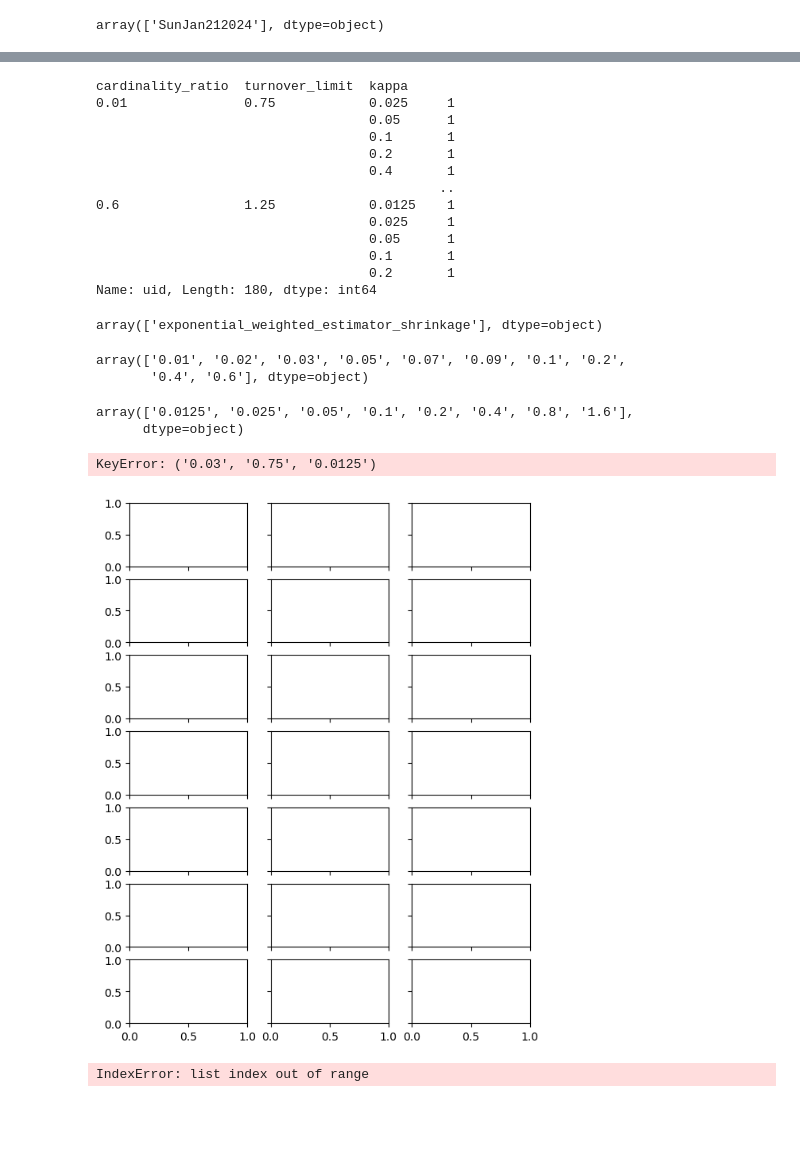
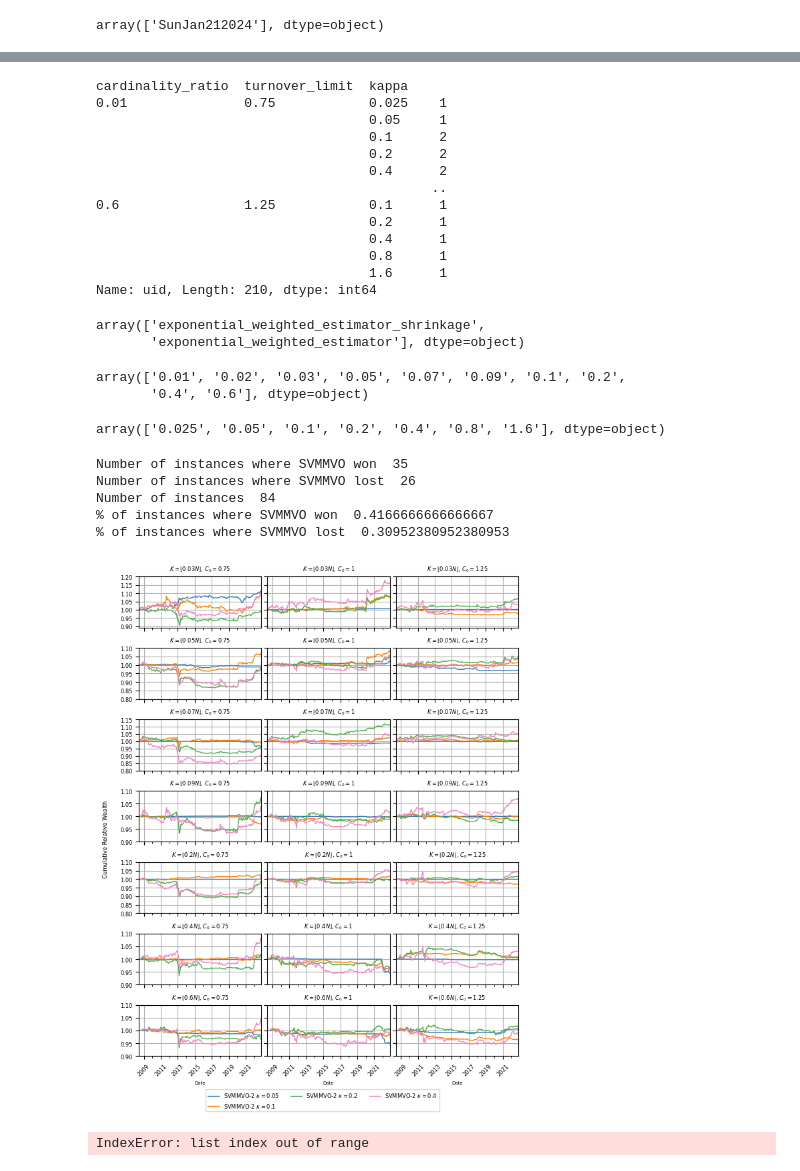
Before and after one commit to davidislip/support_vector_risk_machine, a Jupyter notebook: Results.ipynb, the cells around one changed output, grey strips where cells are left out. Saved outputs shown, nothing was run; the diff lists cells and outputs as text; code cells hidden in the pictures; blank space fills up the shorter version.

Commit message:
class weighted
experiments with rank normalized features

```diff
--- a/Results.ipynb
+++ b/Results.ipynb
@@ -23,9 +23,9 @@ Database.initialize("sqlite:///Database//financial_db.sqlite") #for courses repl
 inspector = inspect(Database.engine)
 print(inspector.get_table_names())
 
-universe = 'SP'
-imputation_method = 'Multivariate' # 'Multivariate for SP'
-ticker_str = 'AAPL'
+universe = 'ETF'
+imputation_method = 'Univariate' # 'Multivariate for SP'
+ticker_str = 'SPY'
 
 # exponential params
 
@@ -62,13 +62,14 @@ min(daily_adjClose.index.unique()[-1], ContextualInfo.index.get_level_values('da
 The latest possible start date
 Timestamp('2023-04-21 00:00:00')
 # %%
-start_date = pd.to_datetime('1996-11-30', format = '%Y-%m-%d')
+if universe == 'SP':
+    start_date = pd.to_datetime('1996-11-30', format = '%Y-%m-%d')
 
-end_date = pd.to_datetime('2022-12-31', format = '%Y-%m-%d')
+    end_date = pd.to_datetime('2022-12-31', format = '%Y-%m-%d')
+else:
+    start_date = pd.to_datetime('2006-05-31', format = '%Y-%m-%d')
 
-# start_date = pd.to_datetime('2006-05-31', format = '%Y-%m-%d')
-#
-# end_date = pd.to_datetime('2022-12-31', format = '%Y-%m-%d')
+    end_date = pd.to_datetime('2022-12-31', format = '%Y-%m-%d')
 
 factors = ('Mkt-RF', 'RF')
 
@@ -117,7 +118,7 @@ assert adjClose.index[0] == factorRet.index[0]
 
 initialVal = 100000
 estimator_str = 'exponential_weighted_estimator_shrinkage'
-q = 10
+q = 2
 # %%
 CardMVO_path = "Experiments//"+universe+"//"+"CardMVO"
 CardMVO_experiments = pd.read_pickle(CardMVO_path+"//data_dictionary.pkl")
@@ -180,22 +193,23 @@ Name: uid, dtype: int64
 SVMMVO_experiments_q.drop_duplicates().groupby(['cardinality_ratio', 'turnover_limit', 'kappa']).uid.count()
 # %% [output]
 cardinality_ratio  turnover_limit  kappa
-0.01               0.75            0.025     1
-                                   0.05      1
-                                   0.1       1
-                                   0.2       1
-                                   0.4       1
-                                            ..
-0.6                1.25            0.0125    1
-                                   0.025     1
-                                   0.05      1
-                                   0.1       1
-                                   0.2       1
-Name: uid, Length: 180, dtype: int64
+0.01               0.75            0.025    1
+                                   0.05     1
+                                   0.1      2
+                                   0.2      2
+                                   0.4      2
+                                           ..
+0.6                1.25            0.1      1
+                                   0.2      1
+                                   0.4      1
+                                   0.8      1
+                                   1.6      1
+Name: uid, Length: 210, dtype: int64
 # %%
 SVMMVO_experiments_q.estimator.unique()
 # %% [output]
-array(['exponential_weighted_estimator_shrinkage'], dtype=object)
+array(['exponential_weighted_estimator_shrinkage',
+       'exponential_weighted_estimator'], dtype=object)
 # %%
 cardinality_ratios = np.sort(SVMMVO_experiments_q.cardinality_ratio.unique())
 cardinality_ratios
@@ -206,8 +220,7 @@ array(['0.01', '0.02', '0.03', '0.05', '0.07', '0.09', '0.1', '0.2',
 kappas = np.sort(SVMMVO_experiments_q.kappa.unique())
 kappas
 # %% [output]
-array(['0.0125', '0.025', '0.05', '0.1', '0.2', '0.4', '0.8', '1.6'],
-      dtype=object)
+array(['0.025', '0.05', '0.1', '0.2', '0.4', '0.8', '1.6'], dtype=object)
 # %%
 # filtering step
 SVMMVO_experiments_q =SVMMVO_experiments_q[SVMMVO_experiments_q.estimator == estimator_str]
@@ -346,16 +359,20 @@ def plot_results_relative_ticker(CardMVO_results, MVO_results, SVMMVO_results_q,
 #ETF kappas[1:7]
 # cardinality_ratios = [0.03, 0.05, 0.07, 0.09, 0.2, 0.4, 0.6] #[0.01, 0.03, 0.05, 0.07, 0.09]#[0.1, 0.2, 0.4, 0.6] #[0.03, 0.05, 0.07, 0.09] # includes mvo
 # %%
-cardinality_ratios = [0.03, 0.05, 0.07, 0.09, 0.2, 0.4, 0.6] #[0.01, 0.03, 0.05, 0.07, 0.09]#[0.1, 0.2, 0.4, 0.6] #[0.03, 0.05, 0.07, 0.09] # includes mvo
+cardinality_ratios = [0.03, 0.05, 0.07, 0.09, 0.2, 0.4, 0.6] # [0.01, 0.03, 0.05, 0.07, 0.09]#[0.1, 0.2, 0.4, 0.6] #[0.03, 0.05, 0.07, 0.09] # includes mvo
 turnover_limits = [0.75, 1, 1.25]
 
 plot_results_relative_ticker(CardMVO_results, MVO_results, SVMMVO_results_q,
-                             turnover_limits, cardinality_ratios, q, kappas[0:6],
+                             turnover_limits, cardinality_ratios, q, kappas[1:5],
                              adjClose, initialVal=100000, ticker_str=ticker_str, figsize=(6.5, 8.5))
 plt.savefig("images/SVMMVO_"+universe + "_" + str(q) + ".svg")
 # %% [output]
-KeyError: ('0.03', '0.75', '0.0125')
+Number of instances where SVMMVO won  35
+Number of instances where SVMMVO lost  26
+Number of instances  84
+% of instances where SVMMVO won  0.4166666666666667
+% of instances where SVMMVO lost  0.30952380952380953
-[figure, old version]
+[figure, new version]
 # %%
 #plot_weights(x, tickers)
 # %%
```
Also changed, not shown: parts of 5 cells of this notebook, 28 other files.
